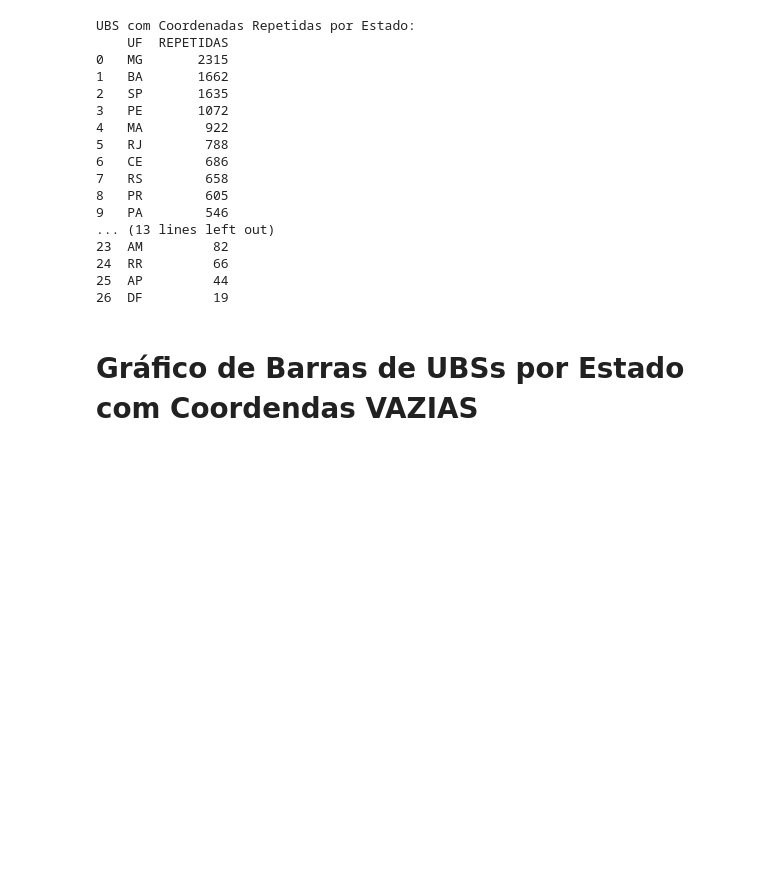
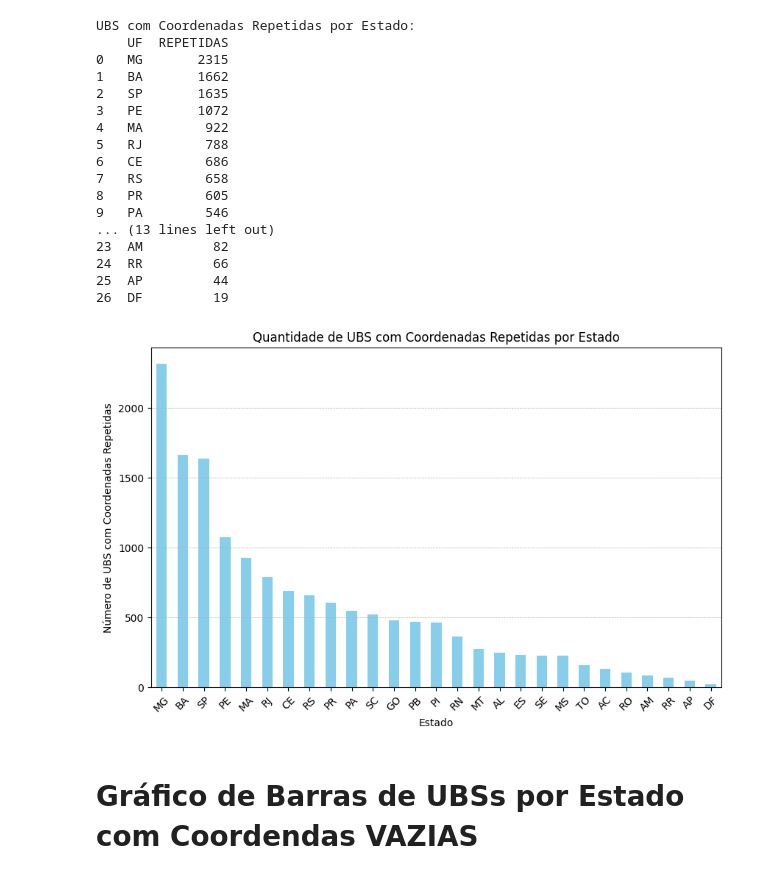
Before and after one commit to depinsetel/DEPIN-DATA, a Jupyter notebook: EAD_UBS_erros.ipynb, the cells around one changed output. Drawn from its saved outputs; the diff is of its cells as text; code cells hidden in the pictures; blank space fills up the shorter version.

```diff
--- a/EAD_UBS_erros.ipynb
+++ b/EAD_UBS_erros.ipynb
@@ -139,17 +140,19 @@ UBS com Coordenadas Repetidas por Estado:
 # %%
 
 # Checar se há dados no DataFrame 'duplicatas_por_estado' antes de plotar
 if not duplicatas_por_estado.empty:
     plt.figure(figsize=(10, 6))
     duplicatas_por_estado.sort_values(ascending=False).plot(kind='bar', color='skyblue')
-    plt.title('Quantidade de UBS com Coordenadas Duplicadas por Estado')
+    plt.title('Quantidade de UBS com Coordenadas Repetidas por Estado')
     plt.xlabel('Estado')
-    plt.ylabel('Número de UBS com Coordenadas Duplicadas')
+    plt.ylabel('Número de UBS com Coordenadas Repetidas')
     plt.xticks(rotation=45)
     plt.grid(axis='y', linestyle='--', linewidth=0.5)
     plt.show()
 else:
     print("Não há coordenadas duplicadas entre as UBS.")
+# %% [output]
+[figure, added]
 # %% [markdown]
 # Gráfico de Barras de UBSs por Estado com Coordendas VAZIAS
 # %%
```
Also changed, not shown: parts of 2 cells of this notebook.
